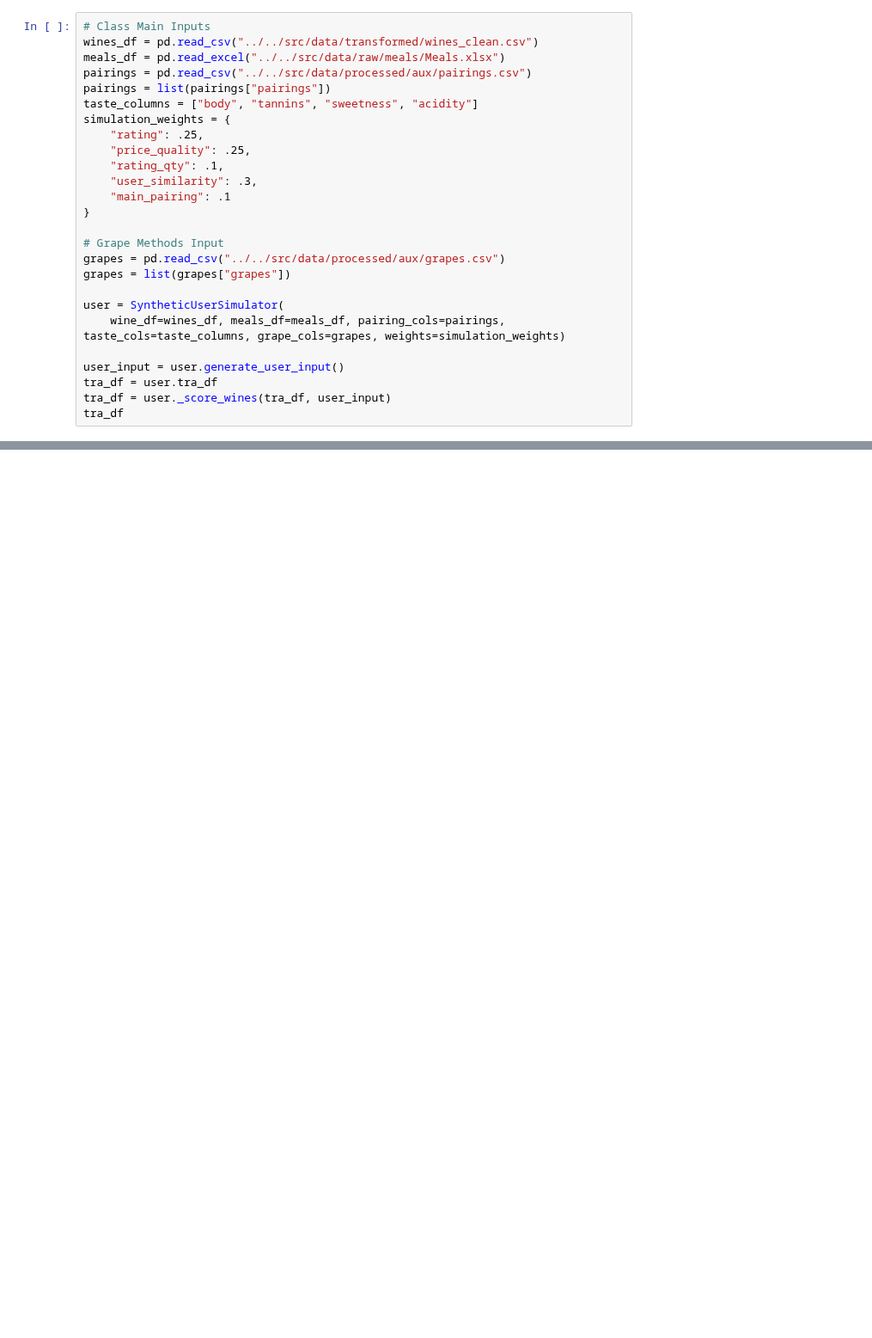
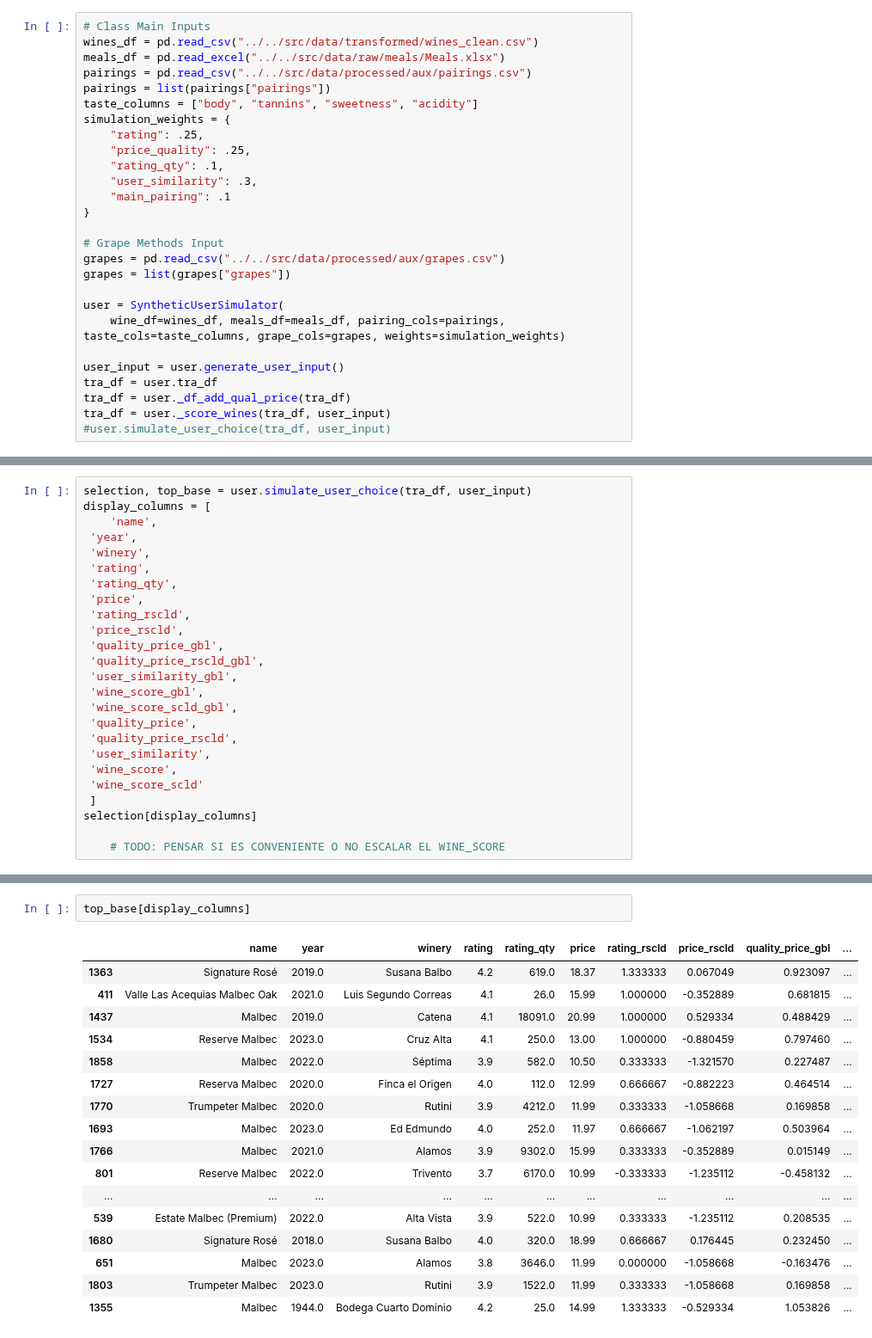
Before and after one commit to Tino27Gut/WineRecommendation, a Jupyter notebook: src/models/user_simulator_draft.ipynb, the cells around one changed output, grey strips where cells are left out. Shown at 86% size. Drawn from its saved outputs; the diff is of its cells as text; blank space fills up the shorter version.

Commit message:
Termina simulate user choice

```diff
--- a/src/models/user_simulator_draft.ipynb
+++ b/src/models/user_simulator_draft.ipynb
@@ -572,5 +658,6 @@ user = SyntheticUserSimulator(
 
 user_input = user.generate_user_input()
 tra_df = user.tra_df
+tra_df = user._df_add_qual_price(tra_df)
 tra_df = user._score_wines(tra_df, user_input)
-tra_df
+#user.simulate_user_choice(tra_df, user_input)
@@ -590,0 +664,25 @@ tra_df
+# %%
+selection, top_base = user.simulate_user_choice(tra_df, user_input)
+display_columns = [
+    'name',
+ 'year',
+ 'winery',
+ 'rating',
+ 'rating_qty',
+ 'price',
+ 'rating_rscld',
+ 'price_rscld',
+ 'quality_price_gbl',
+ 'quality_price_rscld_gbl',
+ 'user_similarity_gbl',
+ 'wine_score_gbl',
+ 'wine_score_scld_gbl',
+ 'quality_price',
+ 'quality_price_rscld',
+ 'user_similarity',
+ 'wine_score',
+ 'wine_score_scld'
+ ]
+selection[display_columns]
+
+    # TODO: PENSAR SI ES CONVENIENTE O NO ESCALAR EL WINE_SCORE
@@ -590,0 +709,20 @@ tra_df
+# %%
+top_base[display_columns]
+# %% [output]
+|  | name | year | winery | rating | rating_qty | price | rating_rscld | price_rscld | quality_price_gbl | ... |
+| 1363 | Signature Rosé | 2019.0 | Susana Balbo | 4.2 | 619.0 | 18.37 | 1.333333 | 0.067049 | 0.923097 | ... |
+| 411 | Valle Las Acequias Malbec Oak | 2021.0 | Luis Segundo Correas | 4.1 | 26.0 | 15.99 | 1.000000 | -0.352889 | 0.681815 | ... |
+| 1437 | Malbec | 2019.0 | Catena | 4.1 | 18091.0 | 20.99 | 1.000000 | 0.529334 | 0.488429 | ... |
+| 1534 | Reserve Malbec | 2023.0 | Cruz Alta | 4.1 | 250.0 | 13.00 | 1.000000 | -0.880459 | 0.797460 | ... |
+| 1858 | Malbec | 2022.0 | Séptima | 3.9 | 582.0 | 10.50 | 0.333333 | -1.321570 | 0.227487 | ... |
+| 1727 | Reserva Malbec | 2020.0 | Finca el Origen | 4.0 | 112.0 | 12.99 | 0.666667 | -0.882223 | 0.464514 | ... |
+| 1770 | Trumpeter Malbec | 2020.0 | Rutini | 3.9 | 4212.0 | 11.99 | 0.333333 | -1.058668 | 0.169858 | ... |
+| 1693 | Malbec | 2023.0 | Ed Edmundo | 4.0 | 252.0 | 11.97 | 0.666667 | -1.062197 | 0.503964 | ... |
+| 1766 | Malbec | 2021.0 | Alamos | 3.9 | 9302.0 | 15.99 | 0.333333 | -0.352889 | 0.015149 | ... |
+| 801 | Reserve Malbec | 2022.0 | Trivento | 3.7 | 6170.0 | 10.99 | -0.333333 | -1.235112 | -0.458132 | ... |
+| ... | ... | ... | ... | ... | ... | ... | ... | ... | ... | ... |
+| 539 | Estate Malbec (Premium) | 2022.0 | Alta Vista | 3.9 | 522.0 | 10.99 | 0.333333 | -1.235112 | 0.208535 | ... |
+| 1680 | Signature Rosé | 2018.0 | Susana Balbo | 4.0 | 320.0 | 18.99 | 0.666667 | 0.176445 | 0.232450 | ... |
+| 651 | Malbec | 2023.0 | Alamos | 3.8 | 3646.0 | 11.99 | 0.000000 | -1.058668 | -0.163476 | ... |
+| 1803 | Trumpeter Malbec | 2023.0 | Rutini | 3.9 | 1522.0 | 11.99 | 0.333333 | -1.058668 | 0.169858 | ... |
+| 1355 | Malbec | 1944.0 | Bodega Cuarto Dominio | 4.2 | 25.0 | 14.99 | 1.333333 | -0.529334 | 1.053826 | ... |
```
Also changed, not shown: parts of 4 cells of this notebook, 2 other files.
